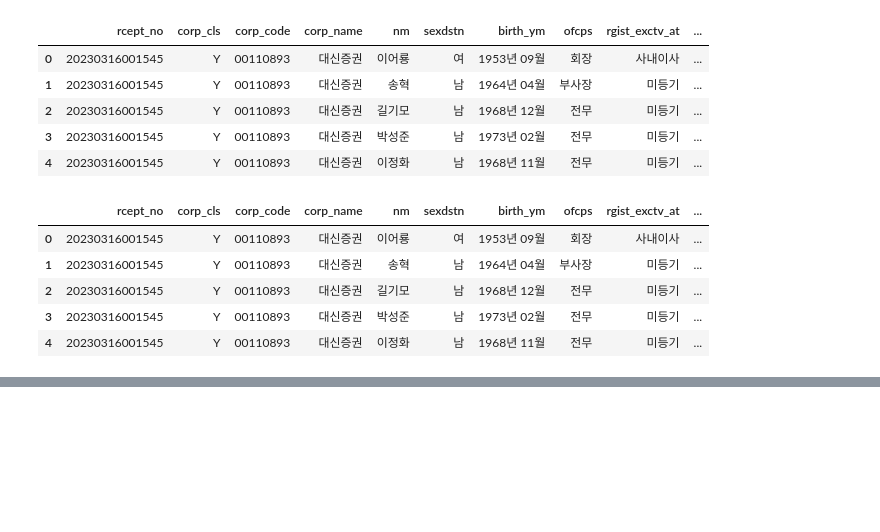
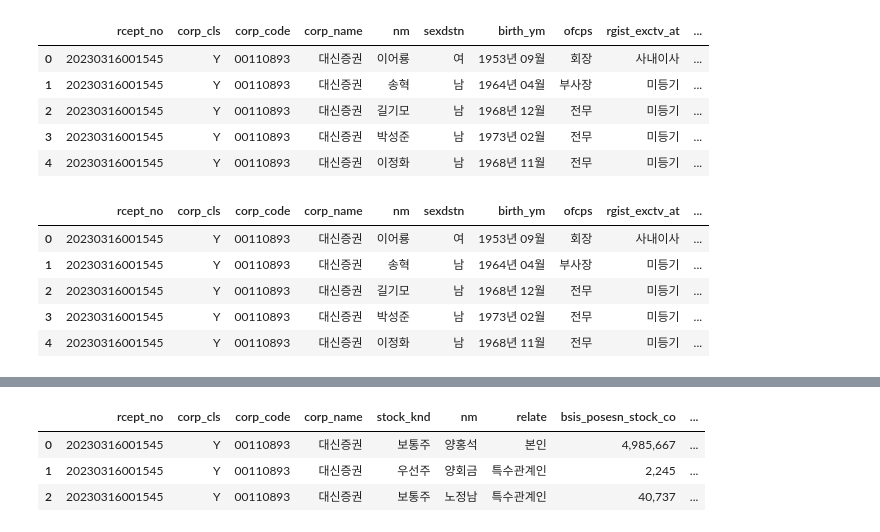
Before and after one commit to ESGcompetition/network-analysis, a Jupyter notebook: dasin.ipynb, the cells around one changed output, grey strips where cells are left out. Cells and saved outputs as stored; diff of their text form; code cells hidden in the pictures; blank space fills up the shorter version.

```diff
--- a/dasin.ipynb
+++ b/dasin.ipynb
@@ -101,0 +194,7 @@ Graph with 68 nodes and 42 edges
+# %%
+daishin.head(3)
+# %% [output]
+|  | rcept_no | corp_cls | corp_code | corp_name | stock_knd | nm | relate | bsis_posesn_stock_co | ... |
+| 0 | 20230316001545 | Y | 00110893 | 대신증권 | 보통주 | 양홍석 | 본인 | 4,985,667 | ... |
+| 1 | 20230316001545 | Y | 00110893 | 대신증권 | 우선주 | 양회금 | 특수관계인 | 2,245 | ... |
+| 2 | 20230316001545 | Y | 00110893 | 대신증권 | 보통주 | 노정남 | 특수관계인 | 40,737 | ... |
```
Also changed, not shown: parts of 8 cells of this notebook, 11 other files.
